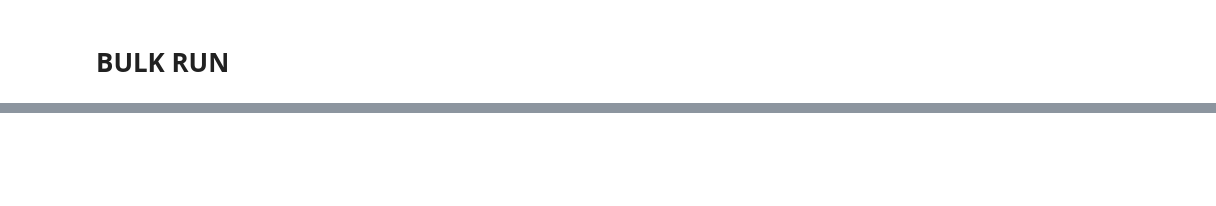
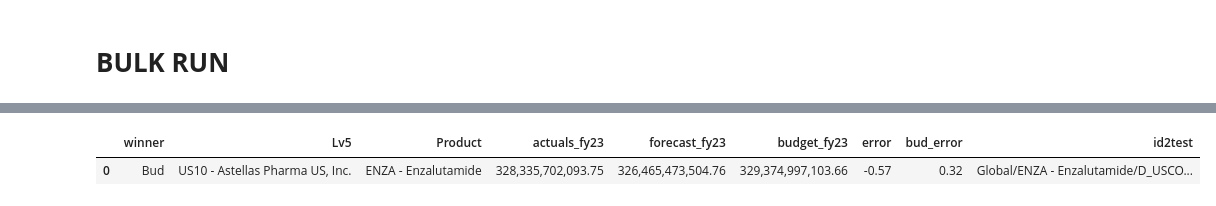
Before and after one commit to achett/Hierarchical-Model, a Jupyter notebook: Revenue_FY23_Blind_Test_Enhancements.ipynb, the cells around one changed output, grey strips where cells are left out. Saved outputs shown, nothing was run; the diff lists cells and outputs as text; code cells hidden in the pictures; blank space fills up the shorter version.

Commit message:
Includes freq_seasonal feature

```diff
--- a/Revenue_FY23_Blind_Test_Enhancements.ipynb
+++ b/Revenue_FY23_Blind_Test_Enhancements.ipynb
@@ -861,7 +972,8 @@ def forecast_error(df, volume_act, fct_periods, fct_st_date):
     for idx, row in df.iterrows():
         product = row['Product']
         Lv5 = row['Lv5']
-        model_settings = row.drop(['Product', 'Lv5']).to_dict()
+        model_settings = row.drop(['Product', 'Lv5', 'exog']).to_dict()
+
         print(product)
         print(Lv5)
         # Determine unique ID based on product and Lv5
@@ -876,7 +988,7 @@ def forecast_error(df, volume_act, fct_periods, fct_st_date):
         # Set train and test period
         ssm_test = ssm_data.tail(fct_periods)
         ssm_train = ssm_data.drop(ssm_test.index)
-
+        print(model_settings)
         # Fit the model
         mod = sm.tsa.UnobservedComponents(ssm_train['y'], **model_settings)
         res = mod.fit(method='powell', disp=False)
@@ -906,7 +1070,24 @@ def forecast_error(df, volume_act, fct_periods, fct_st_date):
 # %%
+import ast
+
 inputFile = '/content/drive/MyDrive/Colab Notebooks/Revenue Prediction/data/unrestricted_model_settings.csv'
 unrestricted_model_settings = pd.read_csv(inputFile, dtype={'autoregressive': 'Int64', 'seasonal': 'Int64'})
 
+# Define a safe literal eval function that checks for NaN values
+def safe_literal_eval(s):
+    if pd.isna(s):
+        return None  # or you can return another appropriate value like an empty list or dict
+    else:
+        return ast.literal_eval(s)
+
+# Apply the safe_literal_eval function
+unrestricted_model_settings['freq_seasonal'] = unrestricted_model_settings['freq_seasonal'].apply(safe_literal_eval)
+
 unrestricted_model_settings = unrestricted_model_settings[(unrestricted_model_settings['Success']!='No Data')]
 
-unrestricted_model_settings = unrestricted_model_settings.drop(['Success', 'LostinOrig', '%ofSales', 'freq_seasonal'], axis=1)
+unrestricted_model_settings = unrestricted_model_settings.drop(['Success', 'LostinOrig', '%ofSales'], axis=1)
+# %%
+product2test = 'ENZA - Enzalutamide'
+lv52test = 'US10 - Astellas Pharma US, Inc.'
+
+unrestricted_model_settings = unrestricted_model_settings[(unrestricted_model_settings['Product']==product2test) & (unrestricted_model_settings['Lv5']==lv52test)]
@@ -913,3 +1099,5 @@ unrestricted_model_settings = unrestricted_model_settings.drop(['Success', 'Lost
+# %%
+unrestricted_model_settings['exog']=None
 # %%
 # Assuming 'budget' is your DataFrame
 grouped_budget = budget.groupby(['unique_id'])['y'].sum().reset_index()
@@ -1042,3 +1147,8 @@ D_I_KOREA - Korea
+# %%
+results2comp_full
+# %% [output]
+|  | winner | Lv5 | Product | actuals_fy23 | forecast_fy23 | budget_fy23 | error | bud_error | id2test |
+| 0 | Bud | US10 - Astellas Pharma US, Inc. | ENZA - Enzalutamide | 328,335,702,093.75 | 326,465,473,504.76 | 329,374,997,103.66 | -0.57 | 0.32 | Global/ENZA - Enzalutamide/D_USCO... |
 # %%
 # Create ID
 results2comp_full['ID'] = results2comp_full['Product'] + results2comp_full['Lv5']
```
Also changed, not shown: parts of 15 cells of this notebook.
